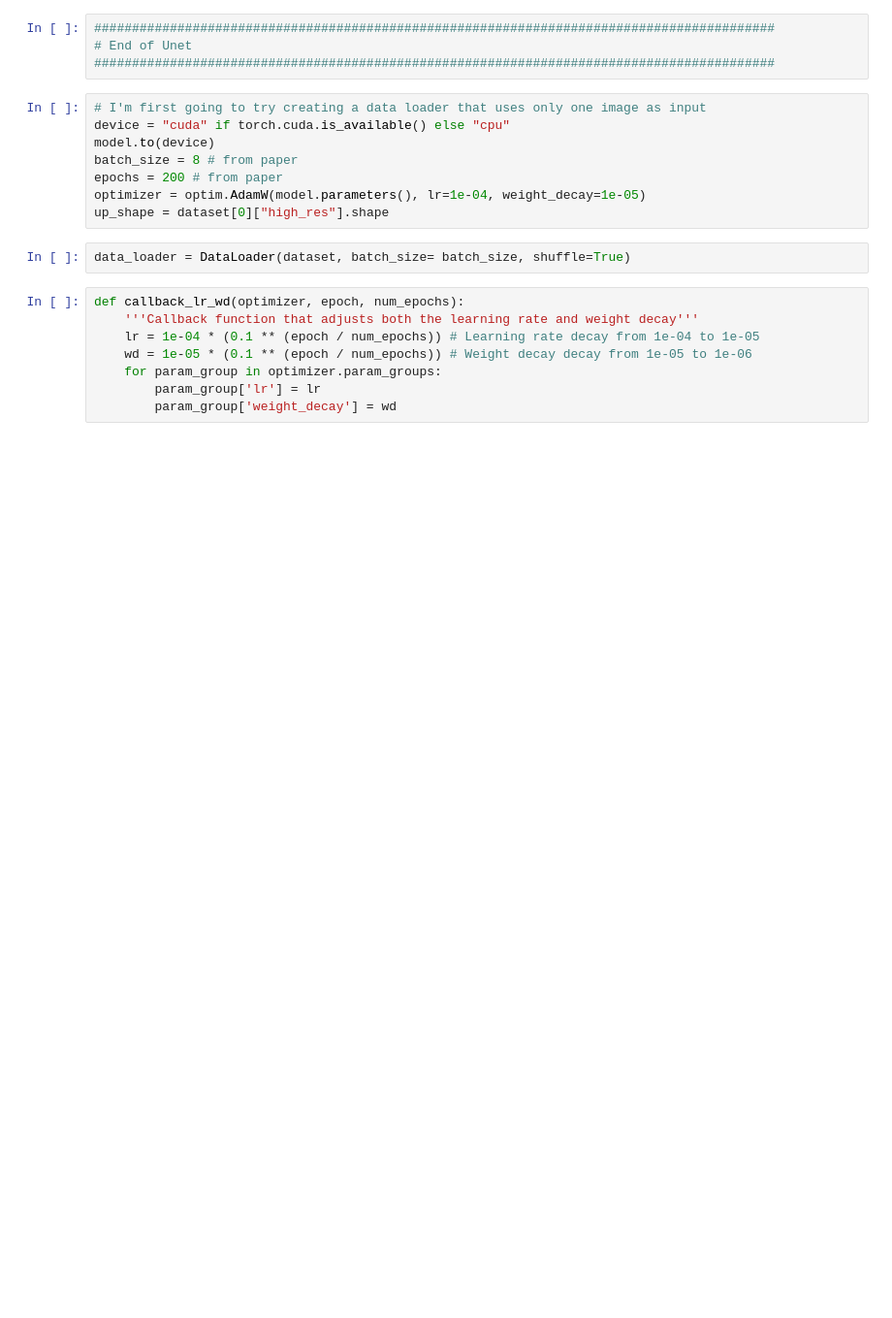
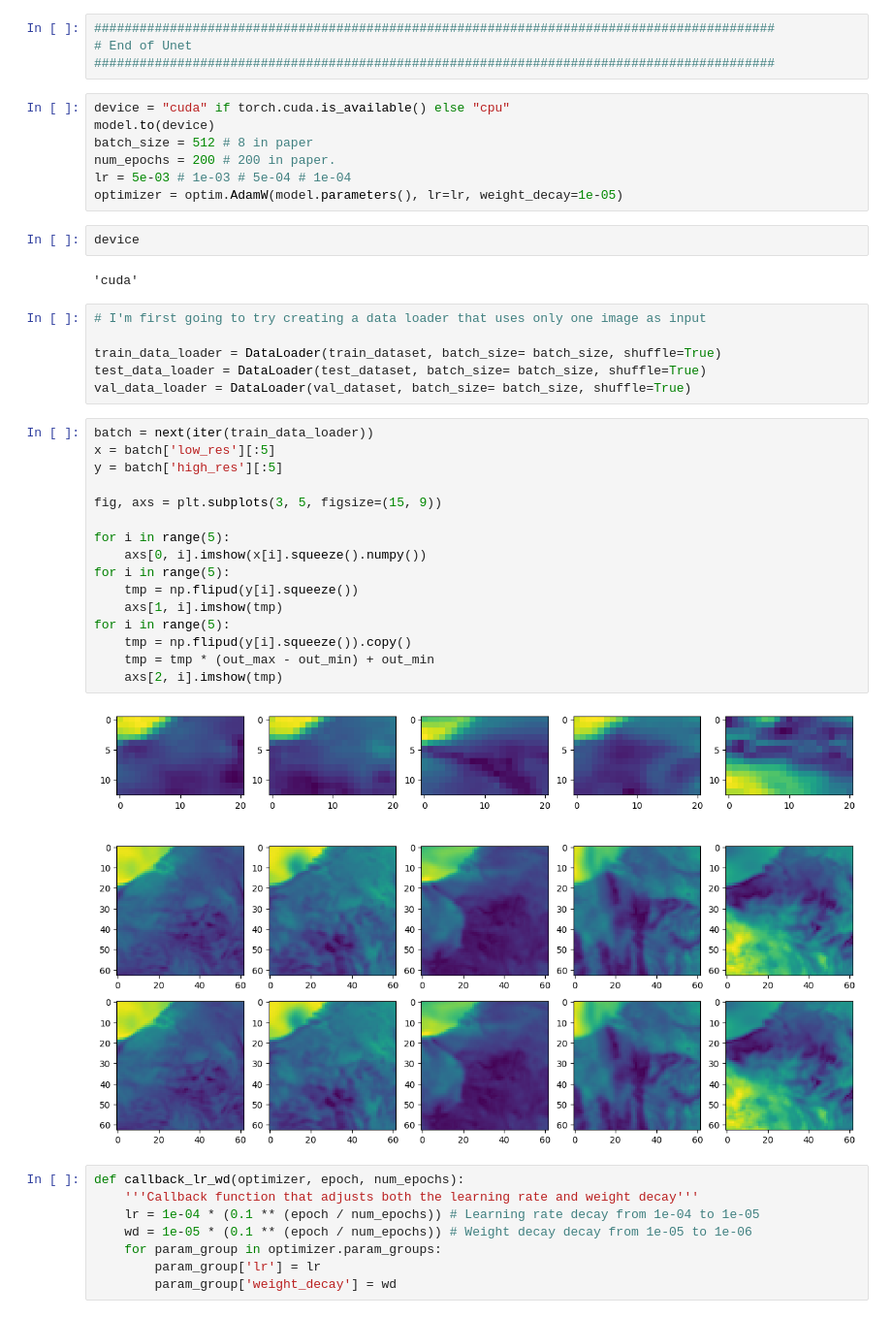
Before and after one commit to SamyMokeddem/Deep, a Jupyter notebook: project/diffusionWind.ipynb, the cells around one changed output. Shown at 97% size. Cells and saved outputs as stored; diff of their text form; blank space fills up the shorter version.

```diff
--- a/project/diffusionWind.ipynb
+++ b/project/diffusionWind.ipynb
@@ -326,15 +365,40 @@ DenoisingUnet(
 # End of Unet
 ##########################################################################################
 # %%
-# I'm first going to try creating a data loader that uses only one image as input
 device = "cuda" if torch.cuda.is_available() else "cpu"
 model.to(device)
-batch_size = 8 # from paper
-epochs = 200 # from paper
-optimizer = optim.AdamW(model.parameters(), lr=1e-04, weight_decay=1e-05)
-up_shape = dataset[0]["high_res"].shape
+batch_size = 512 # 8 in paper
+num_epochs = 200 # 200 in paper.
+lr = 5e-03 # 1e-03 # 5e-04 # 1e-04
+optimizer = optim.AdamW(model.parameters(), lr=lr, weight_decay=1e-05)
-# %%
-data_loader = DataLoader(dataset, batch_size= batch_size, shuffle=True)
+# %%
+device
+# %% [output]
+'cuda'
+# %%
+# I'm first going to try creating a data loader that uses only one image as input
+
+train_data_loader = DataLoader(train_dataset, batch_size= batch_size, shuffle=True)
+test_data_loader = DataLoader(test_dataset, batch_size= batch_size, shuffle=True)
+val_data_loader = DataLoader(val_dataset, batch_size= batch_size, shuffle=True)
+# %%
+batch = next(iter(train_data_loader))
+x = batch['low_res'][:5]
+y = batch['high_res'][:5]
+
+fig, axs = plt.subplots(3, 5, figsize=(15, 9))
+
+for i in range(5):
+    axs[0, i].imshow(x[i].squeeze().numpy())
+for i in range(5):
+    tmp = np.flipud(y[i].squeeze())
+    axs[1, i].imshow(tmp)
+for i in range(5):
+    tmp = np.flipud(y[i].squeeze()).copy()
+    tmp = tmp * (out_max - out_min) + out_min
+    axs[2, i].imshow(tmp)
+# %% [output]
+[figure, added]
 # %%
 def callback_lr_wd(optimizer, epoch, num_epochs):
     '''Callback function that adjusts both the learning rate and weight decay'''
```
Also changed, not shown: parts of 44 cells of this notebook, 23 other files.
